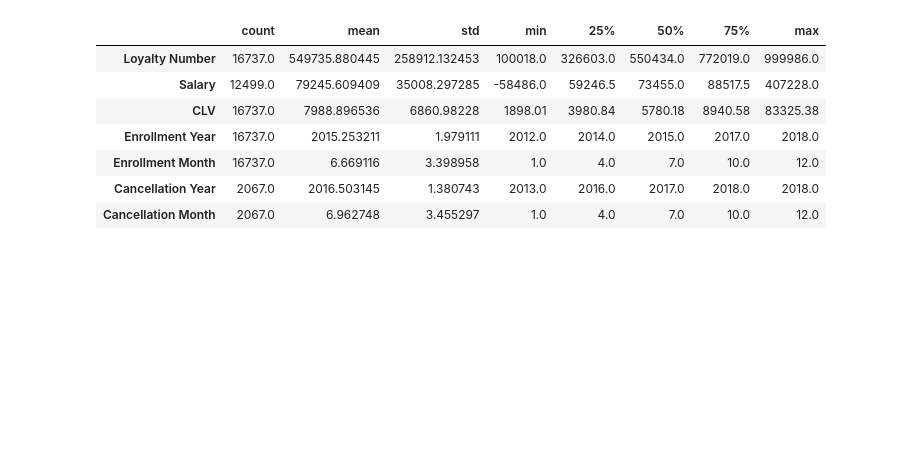
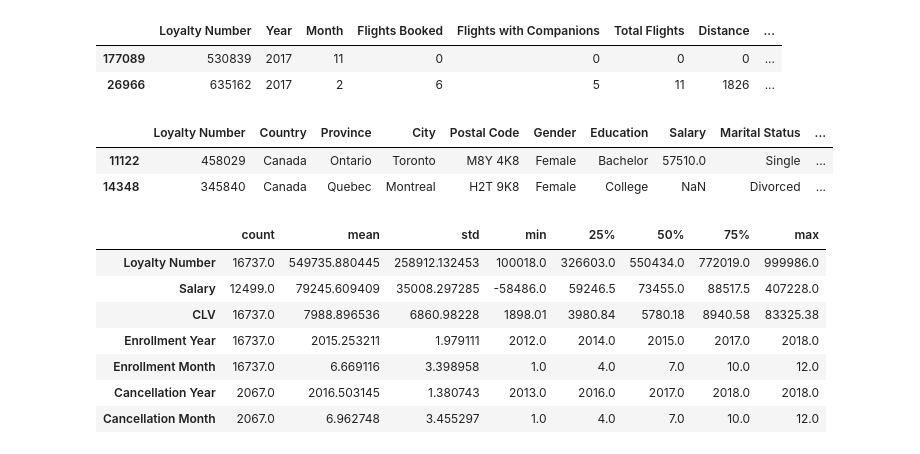
Before and after one commit to Adalab/bda-modulo-3-evaluacion-final-jiucode, a Jupyter notebook: 2.Transformacion.ipynb, the cells around one changed output. Cells and saved outputs as stored; diff of their text form; code cells hidden in the pictures; blank space fills up the shorter version.

```diff
--- a/2.Transformacion.ipynb
+++ b/2.Transformacion.ipynb
@@ -6,9 +6,21 @@ import seaborn as sns
 # %%
 #Realizamos la carga del primer CSV
 df_activity = pd.read_csv("files/Customer Flight Activity.csv")
+# %%
+df_activity.sample(2)
+# %% [output]
+|  | Loyalty Number | Year | Month | Flights Booked | Flights with Companions | Total Flights | Distance | ... |
+| 177089 | 530839 | 2017 | 11 | 0 | 0 | 0 | 0 | ... |
+| 26966 | 635162 | 2017 | 2 | 6 | 5 | 11 | 1826 | ... |
 # %%
 #Realizamos la carga del segundo CSV
 df_loyalty = pd.read_csv("files/Customer Loyalty History.csv")
+# %%
+df_loyalty.sample(2)
+# %% [output]
+|  | Loyalty Number | Country | Province | City | Postal Code | Gender | Education | Salary | Marital Status | ... |
+| 11122 | 458029 | Canada | Ontario | Toronto | M8Y 4K8 | Female | Bachelor | 57510.0 | Single | ... |
+| 14348 | 345840 | Canada | Quebec | Montreal | H2T 9K8 | Female | College | NaN | Divorced | ... |
 # %%
 
 #se realiza un cambio a int. por defecto lo guarda como Int64. Esto está bien.
```
Also changed, not shown: parts of 1 cell of this notebook, 1 other file.
